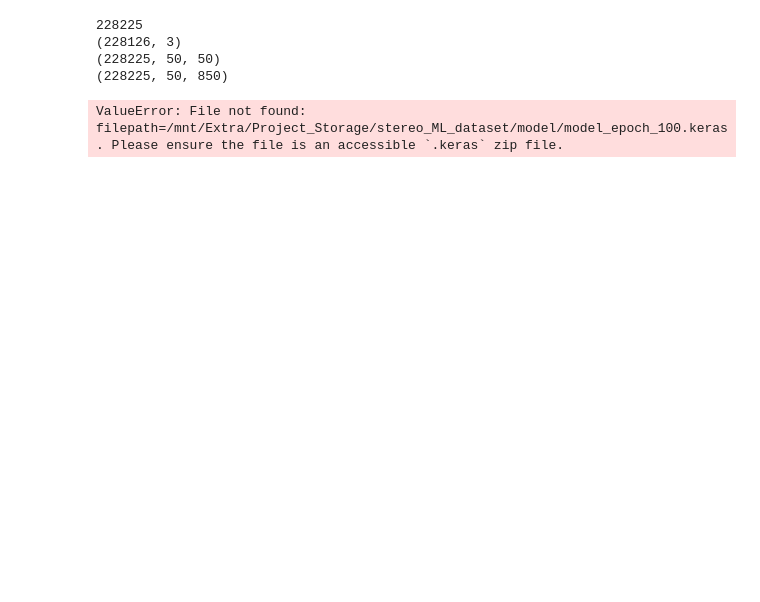
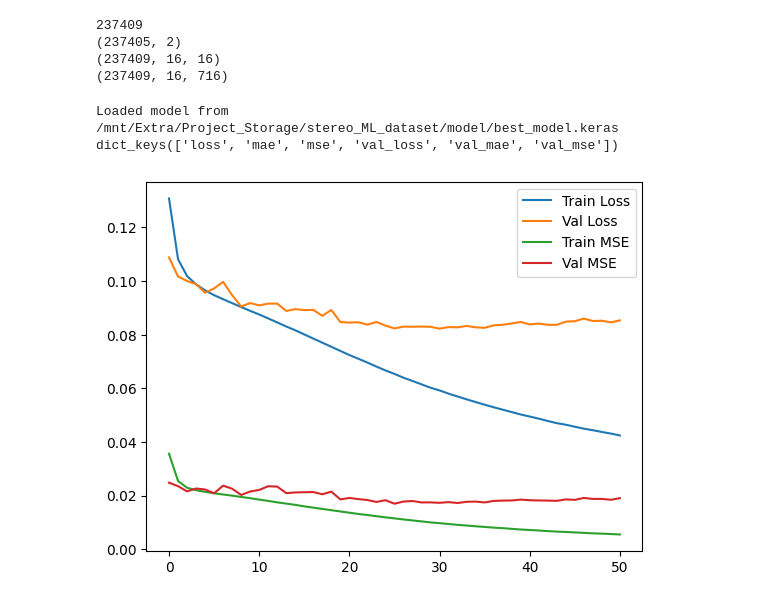
Before and after one commit to Blaze-Leo/Stereo-Reconstruction, a Jupyter notebook: Code/ml_texture/image_test.ipynb, the cells around one changed output. Drawn from its saved outputs; the diff is of its cells as text; code cells hidden in the pictures; blank space fills up the shorter version.

```diff
--- a/Code/ml_texture/image_test.ipynb
+++ b/Code/ml_texture/image_test.ipynb
@@ -517,12 +488,25 @@ def pad_to_whole(arr, multiple, pad_value=0):
 # %%
-patch_shape = (50, 50)
-Dmax = 800
+dataset_detail=np.load("/mnt/Extra/Project_Storage/stereo_ML_dataset/org/"+"detail.npy", allow_pickle=True)
+dataset_detail=dataset_detail.tolist()
+
+patch_shape = (dataset_detail[0],dataset_detail[1])
+
+# target = dataset_detail[2]
+
+Dmax = dataset_detail[3]
+
+# resize_fraction = dataset_detail[4]
+# resize_factor = 1/resize_fraction
+
+BATCH_SIZE = 32
+EPOCHS = 100
+
 patch_skip = (5,5)
-BATCH_SIZE = 128
 
-position_array, left_patches, right_strips = extract_patches_and_strips(gray_l, patch_shape, Dmax,patch_skip,BATCH_SIZE)
+target,position_array = extract_patches_and_strips(gray_l, patch_shape, Dmax,patch_skip,BATCH_SIZE)
 
-target = len(left_patches)
+left_patches = np.memmap(image_store_path + "patch_data.dat", dtype=np.uint8, mode='r', shape=(target, patch_shape[0], patch_shape[1]))
+right_strips = np.memmap(image_store_path + "strip_data.dat", dtype=np.uint8, mode='r', shape=(target, patch_shape[0], patch_shape[1] + Dmax))
 
 print(target)
 print(position_array.shape)
@@ -532,10 +516,10 @@ print(right_strips.shape)
 
 model_location = "/mnt/Extra/Project_Storage/stereo_ML_dataset/model/"
 # %% [output]
-228225
-(228126, 3)
-(228225, 50, 50)
-(228225, 50, 850)
+237409
+(237405, 2)
+(237409, 16, 16)
+(237409, 16, 716)
 # %%
 
 # -------------------------
@@ -585,31 +569,33 @@ test_gen = TestGenerator(
     Dmax=Dmax
 )
 # %%
-
+import keras
 
 # -------------------------
 # LOAD TRAINED MODEL
 # -------------------------
-model_path = model_location+"model_epoch_100.keras"  # or model_final.keras
+model_path = model_location+"best_model.keras"  # or model_final.keras
 model = tf.keras.models.load_model(model_path)
 print(f"Loaded model from {model_path}")
 
 # model.summary()
 
-# Load
-# loaded_history = np.load(model_location+"history.npy",allow_pickle=True).item()
-# print(loaded_history.keys())   # e.g. dict_keys(['loss', 'mse', 'val_loss', 'val_mse'])
+# # Load
+loaded_history = np.load(model_location+"history.npy",allow_pickle=True).item()
+print(loaded_history.keys())   # e.g. dict_keys(['loss', 'mse', 'val_loss', 'val_mse'])
 
-# import matplotlib.pyplot as plt
+import matplotlib.pyplot as plt
 
-# plt.plot(loaded_history['loss'], label='Train Loss')
-# plt.plot(loaded_history['val_loss'], label='Val Loss')
-# plt.plot(loaded_history['mse'], label='Train MSE')
-# plt.plot(loaded_history['val_mse'], label='Val MSE')
-# plt.legend()
-# plt.show()
+plt.plot(loaded_history['loss'], label='Train Loss')
+plt.plot(loaded_history['val_loss'], label='Val Loss')
+plt.plot(loaded_history['mse'], label='Train MSE')
+plt.plot(loaded_history['val_mse'], label='Val MSE')
+plt.legend()
+plt.show()
 # %% [output]
-ValueError: File not found: filepath=/mnt/Extra/Project_Storage/stereo_ML_dataset/model/model_epoch_100.keras. Please ensure the file is an accessible `.keras` zip file.
+Loaded model from /mnt/Extra/Project_Storage/stereo_ML_dataset/model/best_model.keras
+dict_keys(['loss', 'mae', 'mse', 'val_loss', 'val_mae', 'val_mse'])
+[figure, added]
 # %%
 predicted_disparity = model.predict(test_gen, verbose=1).flatten() * Dmax
 print(len(predicted_disparity))
```
Also changed, not shown: parts of 9 cells of this notebook, 1 other file.
